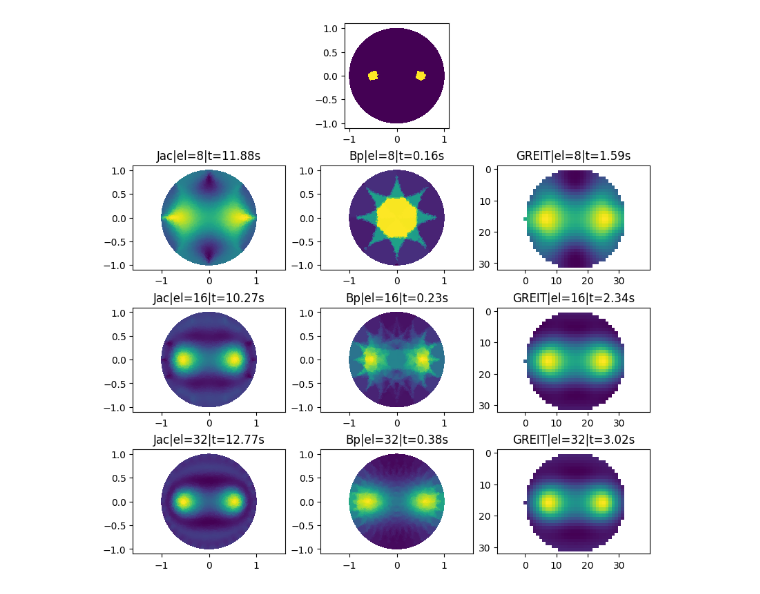
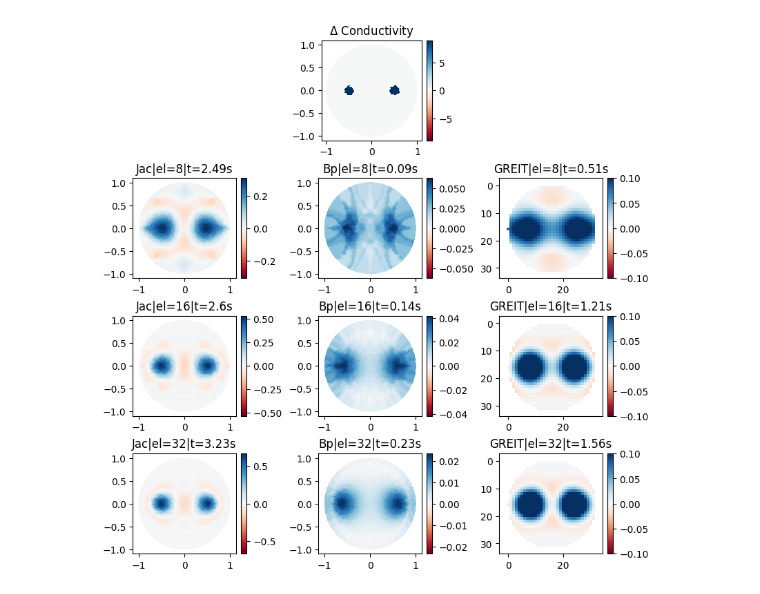
Before and after one commit to Oveys96/eit_seminar, a Jupyter notebook: codes/methods/two_obj_sides.ipynb, the cells around one changed output. Saved outputs shown, nothing was run; the diff lists cells and outputs as text; code cells hidden in the pictures.

Commit message:
color bar added
colormap is edited

labels added to figures

```diff
--- a/codes/methods/two_obj_sides.ipynb
+++ b/codes/methods/two_obj_sides.ipynb
@@ -14,14 +14,15 @@ from pyeit.eit.interp2d import sim2pts
 import pyeit.eit.protocol as protocol
 from pyeit.mesh.wrapper import PyEITAnomaly_Circle
 
-mr = 0.03
+mr = 0.04
 n_el1 = 8
 n_el2 = 16
 n_el3 = 32
 anomaly = [
 
-    PyEITAnomaly_Circle(center=[-0.5, 0], r=0.1, perm=10.0),
-    PyEITAnomaly_Circle(center=[0.5 , 0], r=0.1, perm=10.0)
+    PyEITAnomaly_Circle(center=[0.5, 0], r=0.1, perm=10.0),
+    PyEITAnomaly_Circle(center=[-0.5, 0], r=0.1, perm=10.0)
+
 ]
 """ 0. build mesh """
 n_el = n_el1 # nb of electrodes
@@ -32,22 +33,26 @@ tri = mesh_obj.element
 x, y = pts[:, 0], pts[:, 1]
 
 """ 1. problem setup """
-mesh_new= mesh.set_perm(mesh_obj, anomaly=anomaly)
+mesh_new= mesh.set_perm(mesh_obj, anomaly=anomaly ,background=1.0)
+delta_perm = np.real(mesh_new.perm - mesh_obj.perm)
 
 
 # plot ground truth
+pmax = np.max(np.abs(delta_perm))
 fig, axes = plt.subplots(4, 3, constrained_layout=True)
 fig.set_size_inches(8, 8)
 
 ax = axes[0,1]
+ax.set_title(r"$\Delta$ Conductivity")
 delta_perm = mesh_new.perm - mesh_obj.perm
-im = ax.tripcolor(x, y, tri, np.real(delta_perm), shading="flat")
+im = ax.tripcolor(x, y, tri, np.real(delta_perm), shading="flat", cmap=plt.cm.RdBu,vmin=-pmax,vmax=pmax)
 ax.set_aspect("equal")
+fig.colorbar(im)
 
 
 """ 2. FEM simulation """
 # setup EIT scan conditions
-protocol_obj = protocol.create(n_el, dist_exc=n_el//2, step_meas=1, parser_meas="std")
+protocol_obj = protocol.create(n_el, dist_exc=1 , step_meas=1, parser_meas="std")
 
 # calculate simulated data
 fwd = EITForward(mesh_obj, protocol_obj)
@@ -65,26 +70,29 @@ duration = end-start
 
 
 # plot EIT reconstruction JAC
+jac_max = np.max(np.abs(ds_n))
 ax = axes[1,0]
-im = ax.tripcolor(x, y, tri, ds_n, shading="flat")
+im = ax.tripcolor(x, y, tri, ds_n, shading="flat",cmap=plt.cm.RdBu,vmin=-jac_max,vmax=jac_max)
 ax.set_title(f'Jac|el={n_el}|t={round(duration,2)}s')
 ax.axis("equal")
-
+fig.colorbar(im)
 
 """ 3.2. naive inverse solver using back-projection """
 start=time.time()
 eit = bp.BP(mesh_obj, protocol_obj)
 eit.setup(weight="none")
 # the normalize for BP when dist_exc>4 should always be True
-ds = 192.0 * eit.solve(v1, v0, normalize=True)
+ds = eit.solve(v1, v0, normalize=True)
 end=time.time()
 duration = end-start
 
 # plot EIT reconstruction Backprojection
+bp_max = np.max(np.abs(ds))
 ax = axes[1,1]
-im = ax.tripcolor(pts[:, 0], pts[:, 1], tri, ds)
+im = ax.tripcolor(pts[:, 0], pts[:, 1], tri, ds,cmap=plt.cm.RdBu,vmin=-bp_max,vmax=bp_max)
 ax.set_title(f'Bp|el={n_el}|t={round(duration,2)}s')
 ax.axis("equal")
+fig.colorbar(im)
 
 
 """ 3.3. Construct using GREIT """
@@ -97,10 +105,15 @@ duration = end-start
 x, y, ds = eit.mask_value(ds, mask_value=np.NAN)
 
 # plot EIT reconstruction GREIT
+gr_max = np.max(np.abs(ds))
 ax = axes[1,2]
-im = ax.imshow(np.real(ds), interpolation="none", cmap=plt.cm.viridis)
+im = ax.imshow(np.real(ds), interpolation="nearest",
+    cmap=plt.cm.RdBu,
+    vmin=-gr_max,
+    vmax=gr_max)
 ax.set_title(f'GREIT|el={n_el}|t={round(duration,2)}s')
 ax.axis("equal")
+fig.colorbar(im)
 
 
 
@@ -116,12 +129,12 @@ tri = mesh_obj.element
 x, y = pts[:, 0], pts[:, 1]
 
 """ 1. problem setup """
-mesh_new= mesh.set_perm(mesh_obj, anomaly=anomaly)
+mesh_new= mesh.set_perm(mesh_obj, anomaly=anomaly,background=1.0)
 
 
 """ 2. FEM simulation """
 # setup EIT scan conditions
-protocol_obj = protocol.create(n_el, dist_exc=n_el//2, step_meas=1, parser_meas="std")
+protocol_obj = protocol.create(n_el, dist_exc=1, step_meas=1, parser_meas="std")
 
 # calculate simulated data
 fwd = EITForward(mesh_obj, protocol_obj)
@@ -139,26 +152,29 @@ duration = end-start
 
 
 # plot EIT reconstruction JAC
+jac_max = np.max(np.abs(ds_n))
 ax = axes[2,0]
-im = ax.tripcolor(x, y, tri, ds_n, shading="flat")
+im = ax.tripcolor(x, y, tri, ds_n, shading="flat",cmap=plt.cm.RdBu, vmin=-jac_max, vmax=jac_max)
 ax.set_title(f'Jac|el={n_el}|t={round(duration,2)}s')
 ax.axis("equal")
-
+fig.colorbar(im)
 
 """ 3.2. naive inverse solver using back-projection """
 start=time.time()
 eit = bp.BP(mesh_obj, protocol_obj)
 eit.setup(weight="none")
 # the normalize for BP when dist_exc>4 should always be True
-ds = 192.0 * eit.solve(v1, v0, normalize=True)
+ds = eit.solve(v1, v0, normalize=True)
 end=time.time()
 duration = end-start
 
 # plot EIT reconstruction Backprojection
+bp_max = np.max(np.abs(ds))
 ax = axes[2,1]
-im = ax.tripcolor(pts[:, 0], pts[:, 1], tri, ds)
+im = ax.tripcolor(pts[:, 0], pts[:, 1], tri, ds,cmap=plt.cm.RdBu,vmin=-bp_max,vmax=bp_max)
 ax.set_title(f'Bp|el={n_el}|t={round(duration,2)}s')
 ax.axis("equal")
+fig.colorbar(im)
 
 
 """ 3.3. Construct using GREIT """
@@ -171,11 +187,15 @@ duration = end-start
 x, y, ds = eit.mask_value(ds, mask_value=np.NAN)
 
 # plot EIT reconstruction GREIT
+gr_max = np.max(np.abs(ds))
 ax = axes[2,2]
-im = ax.imshow(np.real(ds), interpolation="none", cmap=plt.cm.viridis)
+im = ax.imshow(np.real(ds),interpolation="nearest",
+    cmap=plt.cm.RdBu,
+    vmin=-gr_max,
+    vmax=gr_max)
 ax.set_title(f'GREIT|el={n_el}|t={round(duration,2)}s')
 ax.axis("equal")
-
+fig.colorbar(im)
 
 
 
@@ -192,13 +212,13 @@ x, y = pts[:, 0], pts[:, 1]
 
 
 """ 1. problem setup """
-mesh_new= mesh.set_perm(mesh_obj, anomaly=anomaly)
+mesh_new= mesh.set_perm(mesh_obj, anomaly=anomaly,background=1.0)
 
 
 
 """ 2. FEM simulation """
 # setup EIT scan conditions
-protocol_obj = protocol.create(n_el, dist_exc=n_el//2, step_meas=1, parser_meas="std")
+protocol_obj = protocol.create(n_el, dist_exc=1 , step_meas=1, parser_meas="std")
 
 # calculate simulated data
 fwd = EITForward(mesh_obj, protocol_obj)
@@ -216,49 +236,55 @@ duration = end-start
 
 
 # plot EIT reconstruction JAC
+jac_max = np.max(np.abs(ds_n))
 ax = axes[3,0]
-im = ax.tripcolor(x, y, tri, ds_n, shading="flat")
+im = ax.tripcolor(x, y, tri, ds_n, shading="flat", cmap=plt.cm.RdBu, vmin=-jac_max, vmax=jac_max)
 ax.set_title(f'Jac|el={n_el}|t={round(duration,2)}s')
 ax.axis("equal")
-
+fig.colorbar(im)
 
 """ 3.2. naive inverse solver using back-projection """
 start=time.time()
 eit = bp.BP(mesh_obj, protocol_obj)
 eit.setup(weight="none")
 # the normalize for BP when dist_exc>4 should always be True
-ds = 192.0 * eit.solve(v1, v0, normalize=True)
+ds = eit.solve(v1, v0, normalize=True)
 end=time.time()
 duration = end-start
 
 # plot EIT reconstruction Backprojection
+bp_max = np.max(np.abs(ds))
 ax = axes[3,1]
-im = ax.tripcolor(pts[:, 0], pts[:, 1], tri, ds)
+im = ax.tripcolor(pts[:, 0], pts[:, 1], tri, ds,cmap=plt.cm.RdBu,vmin=-bp_max,vmax=bp_max)
 ax.set_title(f'Bp|el={n_el}|t={round(duration,2)}s')
 ax.axis("equal")
+fig.colorbar(im)
 
 
 """ 3.3. Construct using GREIT """
 start=time.time()
 eit = greit.GREIT(mesh_obj, protocol_obj)
 eit.setup(p=0.50, lamb=0.01, perm=1, jac_normalized=True)
 ds = eit.solve(v1, v0, normalize=True)
 end=time.time()
 duration = end-start
 x, y, ds = eit.mask_value(ds, mask_value=np.NAN)
 
 # plot EIT reconstruction GREIT
+gr_max = np.max(np.abs(ds))
 ax = axes[3,2]
-im = ax.imshow(np.real(ds), interpolation="none", cmap=plt.cm.viridis)
+im = ax.imshow(np.real(ds),interpolation="nearest",cmap=plt.cm.RdBu,
+    vmin=-gr_max,
+    vmax=gr_max)
 ax.set_title(f'GREIT|el={n_el}|t={round(duration,2)}s')
 ax.axis("equal")
-
+fig.colorbar(im)
 
 
 
 
 fig.delaxes(axes[0,0])
 fig.delaxes(axes[0,2])
 plt.show()
 # %% [output]
-[figure, old version]
+[figure, new version]
```
Also changed, not shown: 1 other file.
